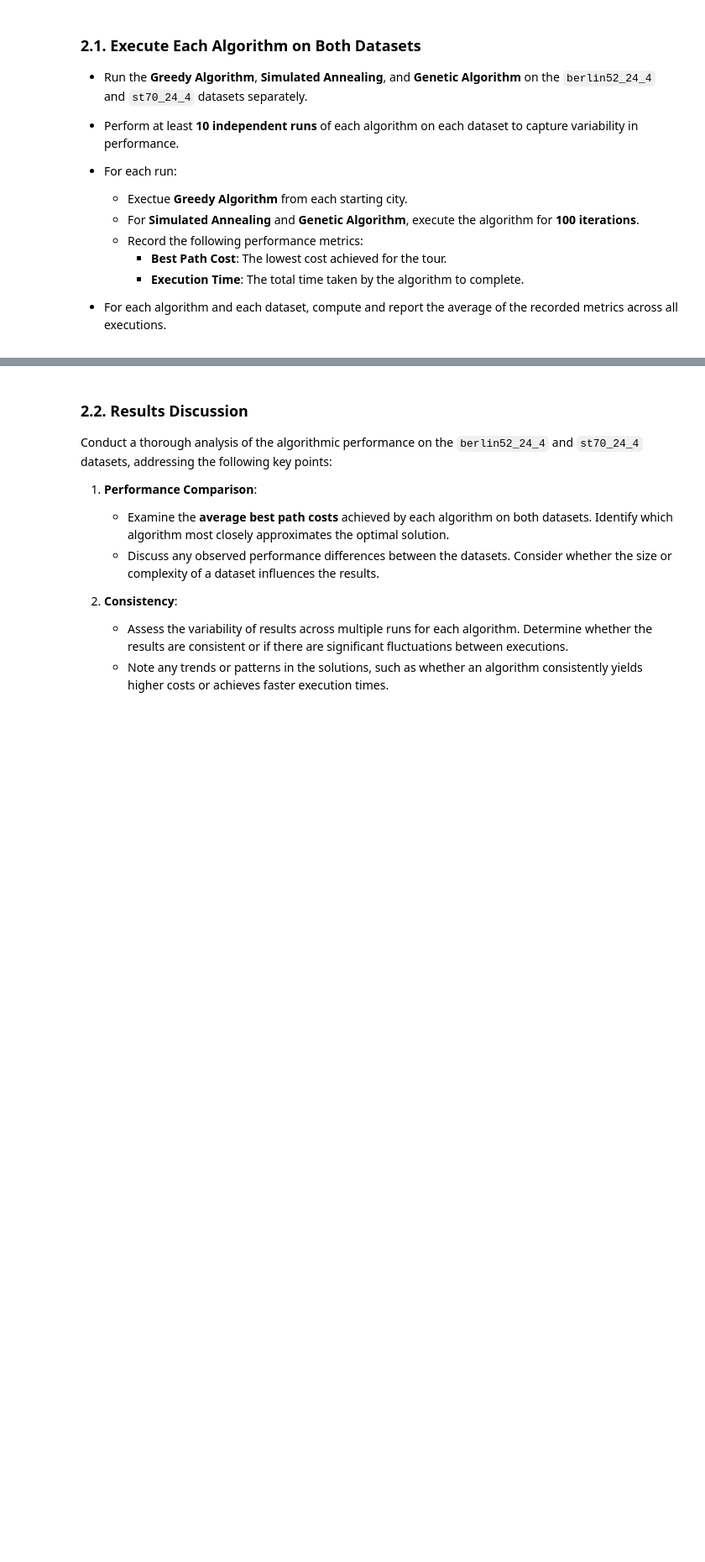
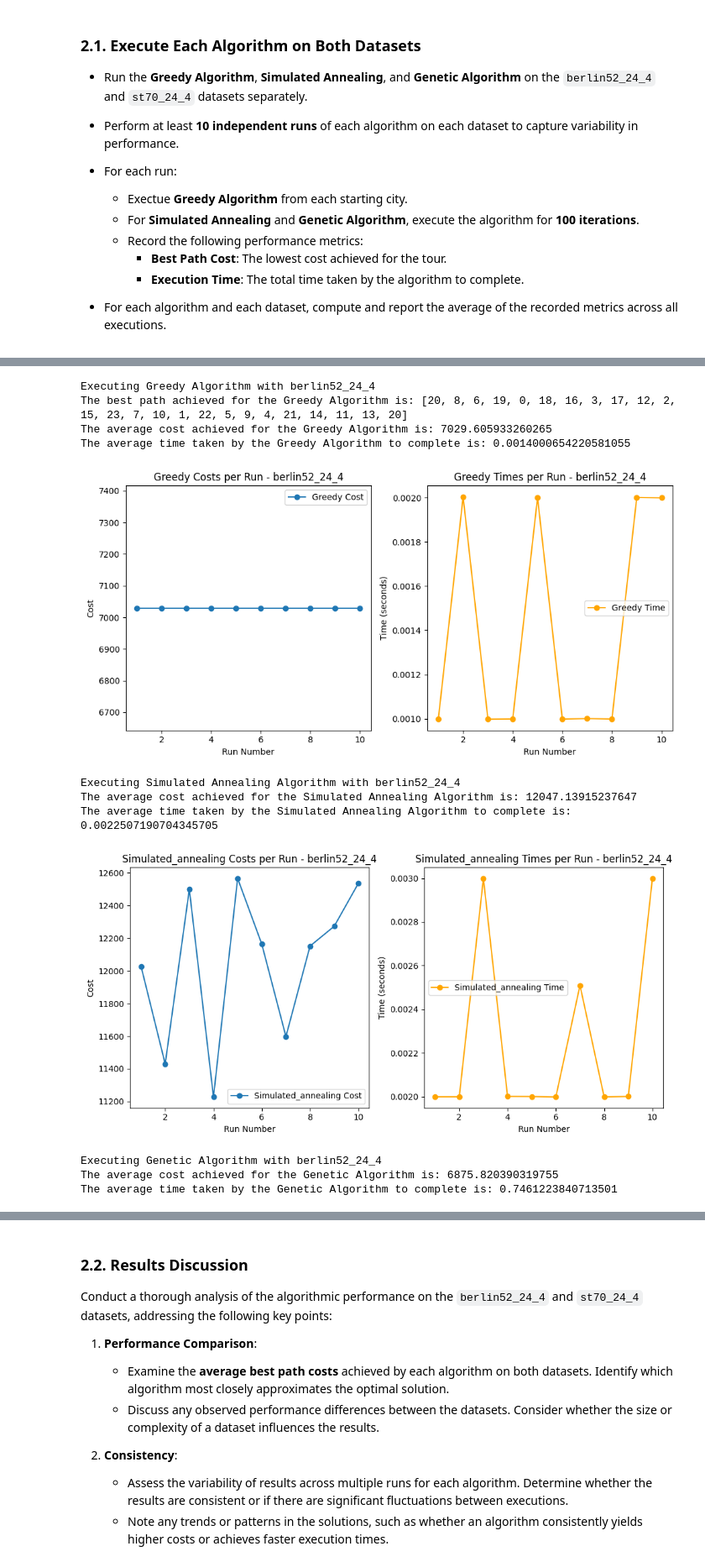
Before and after one commit to alex-govier5/intro-to-ai, a Jupyter notebook: A4/AI_Assignment4.ipynb, the cells around one changed output, grey strips where cells are left out. Shown at 84% size. Drawn from its saved outputs; the diff is of its cells as text; code cells hidden in the pictures; blank space fills up the shorter version.

```diff
--- a/A4/AI_Assignment4.ipynb
+++ b/A4/AI_Assignment4.ipynb
@@ -1309,0 +1245,79 @@ IndexError: index 2 is out of bounds for axis 0 with size 2
+# %%
+# Function to run the experiment and collect results
+def run_experiment(algorithm, distance_matrix, dataset, num_runs=10, iterations=100):
+    total_time = 0
+    total_cost = 0
+    if algorithm == "greedy":
+        print(f"Executing Greedy Algorithm with {dataset}")
+        best_path = None
+        costs = []
+        times = []
+        for _ in range(num_runs):
+            start_time = time.time()
+            best_path, best_cost = greedy_tsp_solver(distance_matrix)
+            end_time = time.time()
+            elapsed_time = end_time - start_time
+            total_time += elapsed_time
+            total_cost += best_cost
+            times.append(elapsed_time)
+            costs.append(best_cost)
+        print(f"The best path achieved for the Greedy Algorithm is: {best_path}")
+        print(f"The average cost achieved for the Greedy Algorithm is: {total_cost/num_runs}")
+        print(f"The average time taken by the Greedy Algorithm to complete is: {total_time/num_runs}\n")
+        generate_graphs(num_runs, algorithm, dataset, costs, times)
+    elif algorithm == "simulated_annealing":
+        print(f"Executing Simulated Annealing Algorithm with {dataset}")
+        costs = []
+        times = []
+        for _ in range(num_runs):
+            start_time = time.time()
+            initial_temp = get_initial_temperature(distance_matrix)
+            best_route, best_cost, temperatures, generated_costs = simulated_annealing(distance_matrix, initial_temp, 0.995, iterations)
+            end_time = time.time()
+            elapsed_time = end_time - start_time
+            total_time += elapsed_time
+            total_cost += best_cost
+            times.append(elapsed_time)
+            costs.append(best_cost)
+        print(f"The average cost achieved for the Simulated Annealing Algorithm is: {total_cost/num_runs}")
+        print(f"The average time taken by the Simulated Annealing Algorithm to complete is: {total_time/num_runs}\n")
+        generate_graphs(num_runs, algorithm, dataset, costs, times)
+    elif algorithm == "genetic_algorithm":
+        print(f"Executing Genetic Algorithm with {dataset}")
+        costs = []
+        times = []
+        for _ in range(num_runs):
+            start_time = time.time()
+            best_solution, best_distance, average_distance_history, best_distance_history = genetic_algorithm(distance_matrix, num_generations=iterations)
+            end_time = time.time()
+            elapsed_time = end_time - start_time
+            total_time += elapsed_time
+            total_cost += best_distance
+            times.append(elapsed_time)
+            costs.append(best_distance)
+        print(f"The average cost achieved for the Genetic Algorithm is: {total_cost/num_runs}")
+        print(f"The average time taken by the Genetic Algorithm to complete is: {total_time/num_runs}\n")
+        generate_graphs(num_runs, algorithm, dataset, costs, times)
+
+datasets = {
+    'berlin52_24_4': berlin52_24_4,
+    'st70_24_4': st70_24_4
+}
+
+for dataset_name, dataset in datasets.items():
+    distance_matrix = get_distance_matrix(dataset)
+    for algorithm in ['greedy', 'simulated_annealing', 'genetic_algorithm']:
+        run_experiment(algorithm, distance_matrix, dataset_name)
+# %% [output]
+Executing Greedy Algorithm with berlin52_24_4
+The best path achieved for the Greedy Algorithm is: [20, 8, 6, 19, 0, 18, 16, 3, 17, 12, 2, 15, 23, 7, 10, 1, 22, 5, 9, 4, 21, 14, 11, 13, 20]
+The average cost achieved for the Greedy Algorithm is: 7029.605933260265
+The average time taken by the Greedy Algorithm to complete is: 0.0014000654220581055
+[figure, added]
+Executing Simulated Annealing Algorithm with berlin52_24_4
+The average cost achieved for the Simulated Annealing Algorithm is: 12047.13915237647
+The average time taken by the Simulated Annealing Algorithm to complete is: 0.0022507190704345705
+[figure, added]
+Executing Genetic Algorithm with berlin52_24_4
+The average cost achieved for the Genetic Algorithm is: 6875.820390319755
+The average time taken by the Genetic Algorithm to complete is: 0.7461223840713501
```
Also changed, not shown: parts of 5 cells of this notebook.
